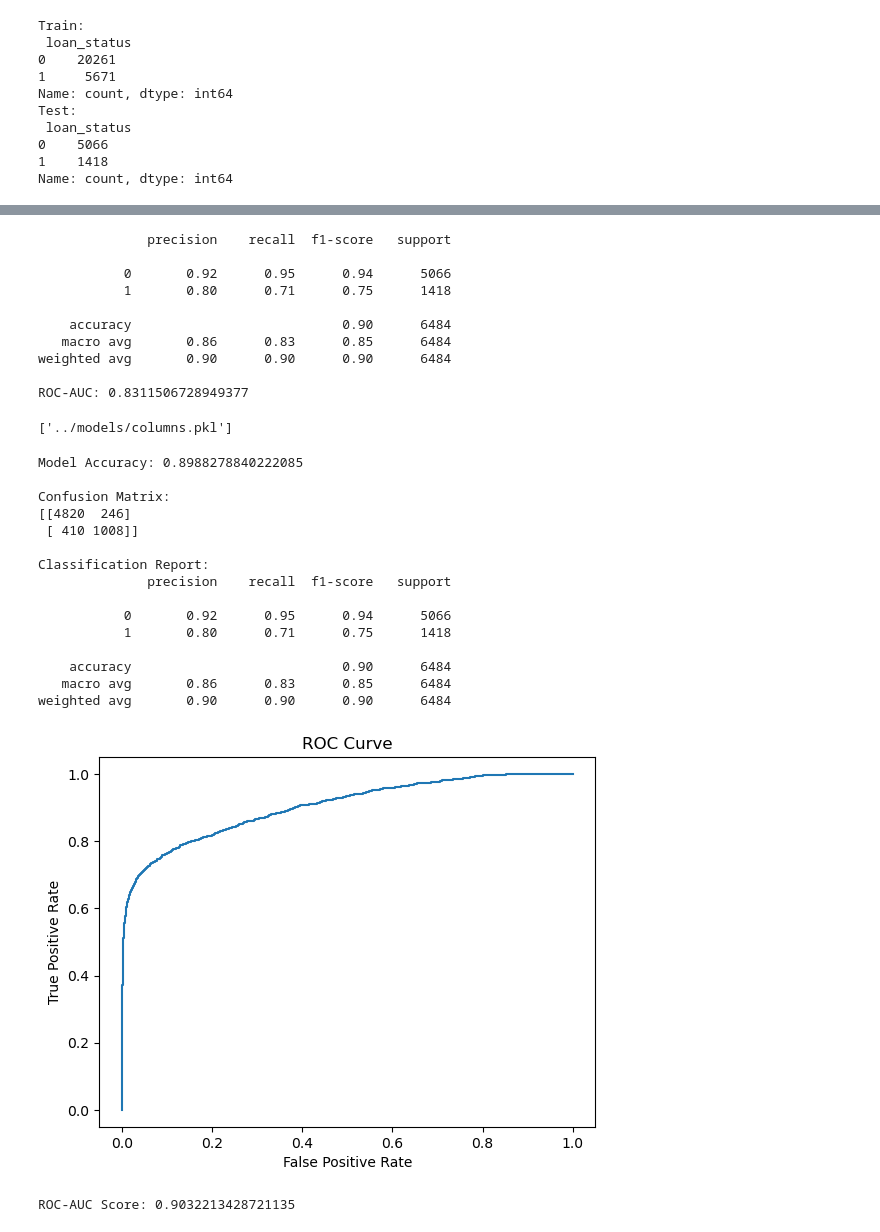
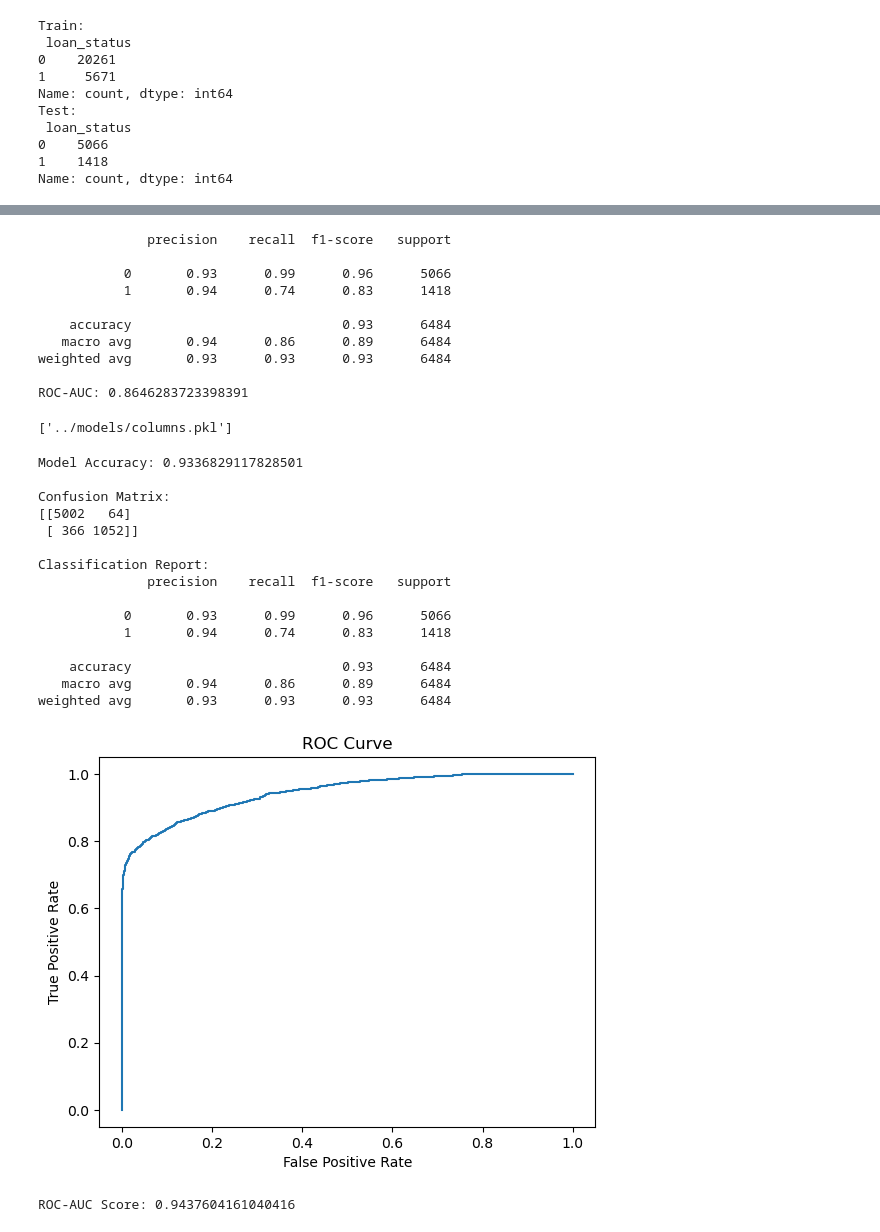
Before and after one commit to techbypradnya/credit-risk-system, a Jupyter notebook: notebooks/01_data_exploration.ipynb, the cells around one changed output, grey strips where cells are left out. Saved outputs shown, nothing was run; the diff lists cells and outputs as text; code cells hidden in the pictures.

Commit message:
Initial commit - Credit Risk Prediction System

```diff
--- a/notebooks/01_data_exploration.ipynb
+++ b/notebooks/01_data_exploration.ipynb
@@ -65,9 +65,9 @@ loan_status
 1     7089
 Name: count, dtype: int64
 # %%
-# Create New Features
-df['loan_income_ratio'] = df['loan_amnt'] / df['person_income']
-df['income_per_person_age'] = df['person_income'] / df['person_age']
+# # Create New Features
+# df['loan_income_ratio'] = df['loan_amnt'] / df['person_income']
+# df['income_per_person_age'] = df['person_income'] / df['person_age']
 # %%
 # Convert Categorical → Numeric
 df = pd.get_dummies(df, drop_first=True)
@@ -142,10 +144,21 @@ X_test_pca = pca.transform(X_test_scaled)
 # %%
-# MODEL TRAINING (XGBoost)
 from xgboost import XGBClassifier
 
-model = XGBClassifier(eval_metric='logloss')
-model.fit(X_train_pca, y_train_res)
-y_pred = model.predict(X_test_pca)
+model = XGBClassifier(
+    max_depth=5,
+    learning_rate=0.1,
+    n_estimators=300,
+    eval_metric='logloss'
+)
+
+# ✅ Train on TRAIN data
+model.fit(X_train_scaled, y_train_res)
+
+# ✅ Predict on TEST data
+y_prob = model.predict_proba(X_test_scaled)[:,1]
+
+# Change threshold here 👇
+y_pred = (y_prob > 0.5).astype(int)
 # %%
 # EVALUATION
 from sklearn.metrics import classification_report, roc_auc_score
@@ -155,14 +168,14 @@ print("ROC-AUC:", roc_auc_score(y_test, y_pred))
 # %% [output]
               precision    recall  f1-score   support
 
-           0       0.92      0.95      0.94      5066
-           1       0.80      0.71      0.75      1418
+           0       0.93      0.99      0.96      5066
+           1       0.94      0.74      0.83      1418
 
-    accuracy                           0.90      6484
-   macro avg       0.86      0.83      0.85      6484
-weighted avg       0.90      0.90      0.90      6484
+    accuracy                           0.93      6484
+   macro avg       0.94      0.86      0.89      6484
+weighted avg       0.93      0.93      0.93      6484
 
-ROC-AUC: 0.8311506728949377
+ROC-AUC: 0.8646283723398391
 # %%
 import joblib
 
@@ -176,7 +188,7 @@ joblib.dump(X.columns, "../models/columns.pkl")
 from sklearn.metrics import accuracy_score, classification_report, confusion_matrix
 
 # Step 1: Predict on test data
-y_pred = model.predict(X_test_pca)
+y_pred = model.predict(X_test_scaled)
 
 # Step 2: Accuracy
 accuracy = accuracy_score(y_test, y_pred)
@@ -190,36 +202,35 @@ print(confusion_matrix(y_test, y_pred))
 print("\nClassification Report:")
 print(classification_report(y_test, y_pred))
 # %% [output]
-Model Accuracy: 0.8988278840222085
+Model Accuracy: 0.9336829117828501
 
 Confusion Matrix:
-[[4820  246]
- [ 410 1008]]
+[[5002   64]
+ [ 366 1052]]
 
 Classification Report:
               precision    recall  f1-score   support
 
-           0       0.92      0.95      0.94      5066
-           1       0.80      0.71      0.75      1418
+           0       0.93      0.99      0.96      5066
+           1       0.94      0.74      0.83      1418
 
-    accuracy                           0.90      6484
-   macro avg       0.86      0.83      0.85      6484
-weighted avg       0.90      0.90      0.90      6484
+    accuracy                           0.93      6484
+   macro avg       0.94      0.86      0.89      6484
+weighted avg       0.93      0.93      0.93      6484
 # %%
 from sklearn.metrics import roc_curve, roc_auc_score
 import matplotlib.pyplot as plt
 
-y_prob = model.predict_proba(X_test_pca)[:,1]
 
 fpr, tpr, _ = roc_curve(y_test, y_prob)
 
 plt.plot(fpr, tpr)
 plt.xlabel("False Positive Rate")
 plt.ylabel("True Positive Rate")
 plt.title("ROC Curve")
 plt.show()
 
 print("ROC-AUC Score:", roc_auc_score(y_test, y_prob))
 # %% [output]
-[figure, old version]
+[figure, new version]
-ROC-AUC Score: 0.9032213428721135
+ROC-AUC Score: 0.9437604161040416
```
Also changed, not shown: parts of 5 cells of this notebook, 4 other files.
